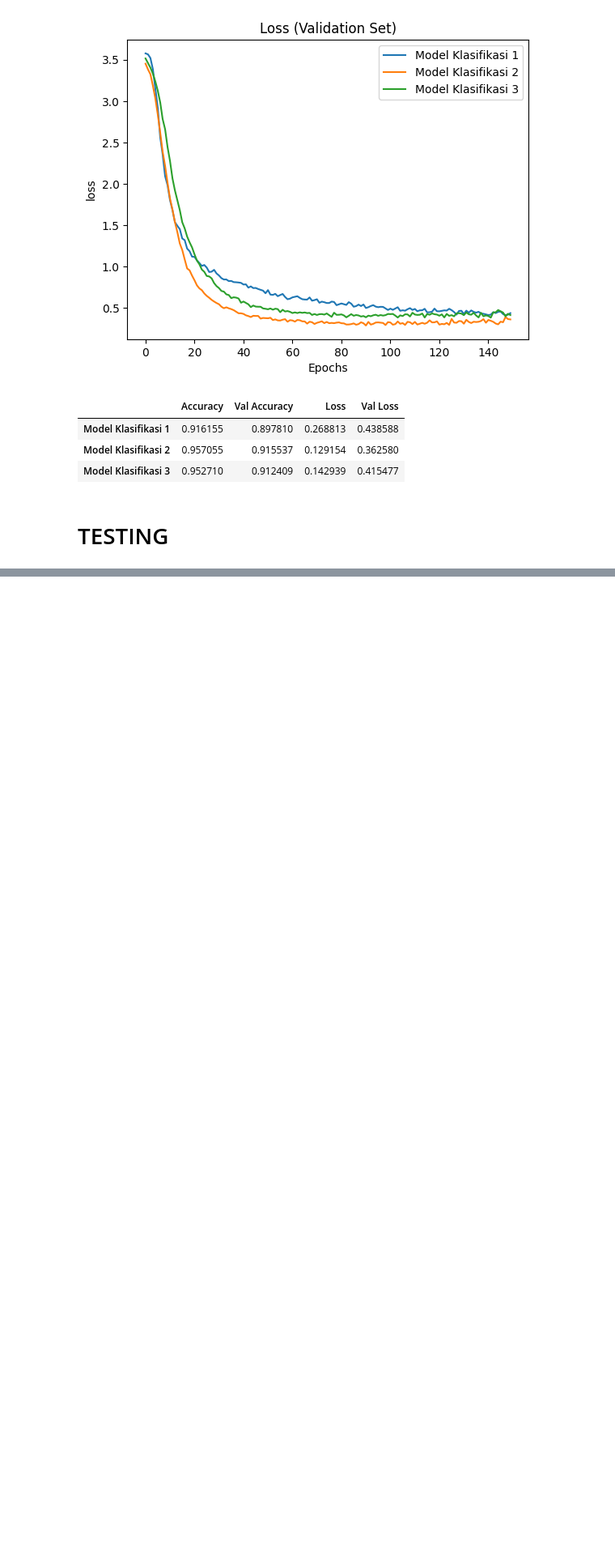
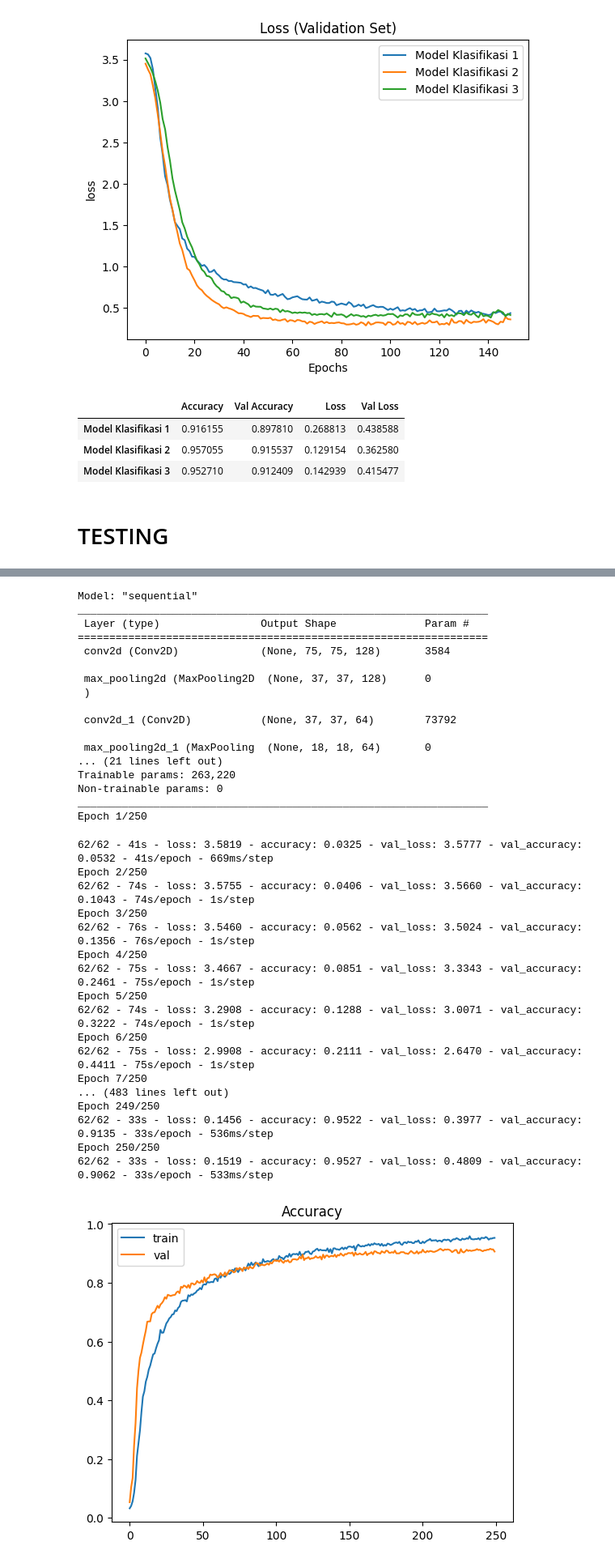
Before and after one commit to smart-parking-ta/smart-parking, a Jupyter notebook: character_recognition_indo.ipynb, the cells around one changed output, grey strips where cells are left out. Shown at 81% size. Saved outputs shown, nothing was run; the diff lists cells and outputs as text; code cells hidden in the pictures; blank space fills up the shorter version.

```diff
--- a/character_recognition_indo.ipynb
+++ b/character_recognition_indo.ipynb
@@ -21,7 +21,7 @@ def training_model(model):
 
     history = model.fit(train_generator,
             validation_data=validation_generator,
-            epochs=150,
+            epochs=250,
             verbose=2)
 
     plt.plot(history.history['accuracy'], label = 'train')
@@ -492,0 +552,54 @@ Image.fromarray(result['images'])
+# %%
+# Model Architecture
+model11 = tf.keras.models.Sequential([
+        tf.keras.layers.Conv2D(128, (3, 3), activation='relu', input_shape=(75, 75, 3), padding = 'same'),
+        tf.keras.layers.MaxPooling2D(2, 2),
+        tf.keras.layers.Conv2D(64, (3, 3), activation='relu', padding = 'same'),
+        tf.keras.layers.MaxPooling2D(2, 2),
+        tf.keras.layers.Conv2D(16, (3, 3), activation='relu', padding = 'same'),
+        tf.keras.layers.MaxPooling2D(2, 2),
+        tf.keras.layers.Flatten(),
+        tf.keras.layers.Dropout(0.5),
+        tf.keras.layers.Dense(128, activation='relu'),
+        tf.keras.layers.Dropout(0.5),
+        tf.keras.layers.Dense(64, activation='relu'),
+        tf.keras.layers.Dense(36, activation='softmax')
+    ])
+
+model11, history_model11 = training_model(model11)
+# %% [output]
+Model: "sequential"
+_________________________________________________________________
+ Layer (type)                Output Shape              Param #
+=================================================================
+ conv2d (Conv2D)             (None, 75, 75, 128)       3584
+
+ max_pooling2d (MaxPooling2D  (None, 37, 37, 128)      0
+ )
+
+ conv2d_1 (Conv2D)           (None, 37, 37, 64)        73792
+
+ max_pooling2d_1 (MaxPooling  (None, 18, 18, 64)       0
+... (21 lines left out)
+Trainable params: 263,220
+Non-trainable params: 0
+_________________________________________________________________
+Epoch 1/250
+62/62 - 41s - loss: 3.5819 - accuracy: 0.0325 - val_loss: 3.5777 - val_accuracy: 0.0532 - 41s/epoch - 669ms/step
+Epoch 2/250
+62/62 - 74s - loss: 3.5755 - accuracy: 0.0406 - val_loss: 3.5660 - val_accuracy: 0.1043 - 74s/epoch - 1s/step
+Epoch 3/250
+62/62 - 76s - loss: 3.5460 - accuracy: 0.0562 - val_loss: 3.5024 - val_accuracy: 0.1356 - 76s/epoch - 1s/step
+Epoch 4/250
+62/62 - 75s - loss: 3.4667 - accuracy: 0.0851 - val_loss: 3.3343 - val_accuracy: 0.2461 - 75s/epoch - 1s/step
+Epoch 5/250
+62/62 - 74s - loss: 3.2908 - accuracy: 0.1288 - val_loss: 3.0071 - val_accuracy: 0.3222 - 74s/epoch - 1s/step
+Epoch 6/250
+62/62 - 75s - loss: 2.9908 - accuracy: 0.2111 - val_loss: 2.6470 - val_accuracy: 0.4411 - 75s/epoch - 1s/step
+Epoch 7/250
+... (483 lines left out)
+Epoch 249/250
+62/62 - 33s - loss: 0.1456 - accuracy: 0.9522 - val_loss: 0.3977 - val_accuracy: 0.9135 - 33s/epoch - 536ms/step
+Epoch 250/250
+62/62 - 33s - loss: 0.1519 - accuracy: 0.9527 - val_loss: 0.4809 - val_accuracy: 0.9062 - 33s/epoch - 533ms/step
+[figure, added]
```
Also changed, not shown: parts of 15 cells of this notebook, 1 other file.
